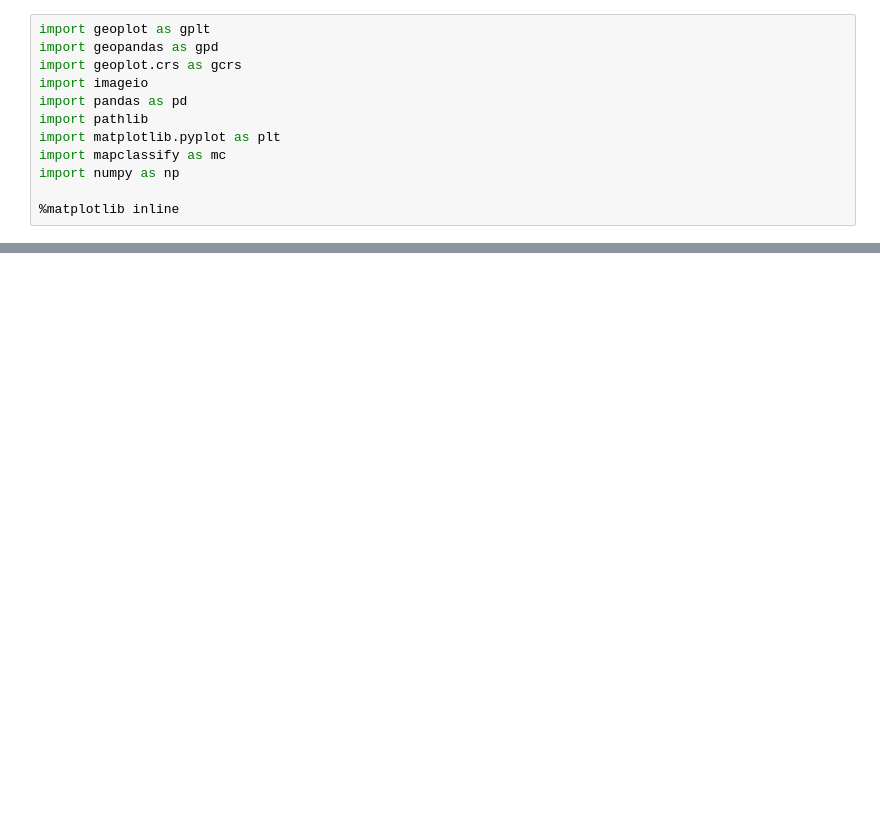
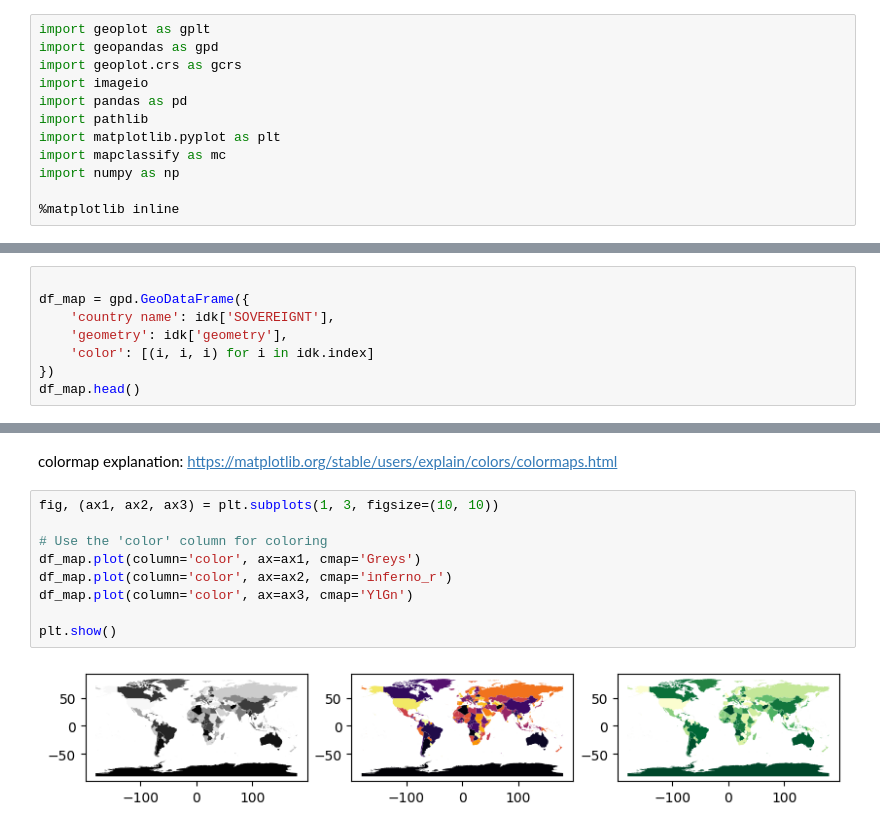
Before and after one commit to Steef-Broeder/Emergency-Services-Comparison, a Jupyter notebook: src/app.ipynb, the cells around one changed output, grey strips where cells are left out. Drawn from its saved outputs; the diff is of its cells as text; blank space fills up the shorter version.

```diff
--- a/src/app.ipynb
+++ b/src/app.ipynb
@@ -34,0 +49,8 @@ idk.plot()
+# %%
+
+df_map = gpd.GeoDataFrame({
+    'country name': idk['SOVEREIGNT'],
+    'geometry': idk['geometry'],
+    'color': [(i, i, i) for i in idk.index]
+})
+df_map.head()
@@ -34,0 +64,13 @@ idk.plot()
+# %% [markdown]
+colormap explanation: https://matplotlib.org/stable/users/explain/colors/colormaps.html
+# %%
+fig, (ax1, ax2, ax3) = plt.subplots(1, 3, figsize=(10, 10))
+
+# Use the 'color' column for coloring
+df_map.plot(column='color', ax=ax1, cmap='Greys')
+df_map.plot(column='color', ax=ax2, cmap='inferno_r')
+df_map.plot(column='color', ax=ax3, cmap='YlGn')
+
+plt.show()
+# %% [output]
+[figure, added]
```
Also changed, not shown: parts of 5 cells of this notebook.
